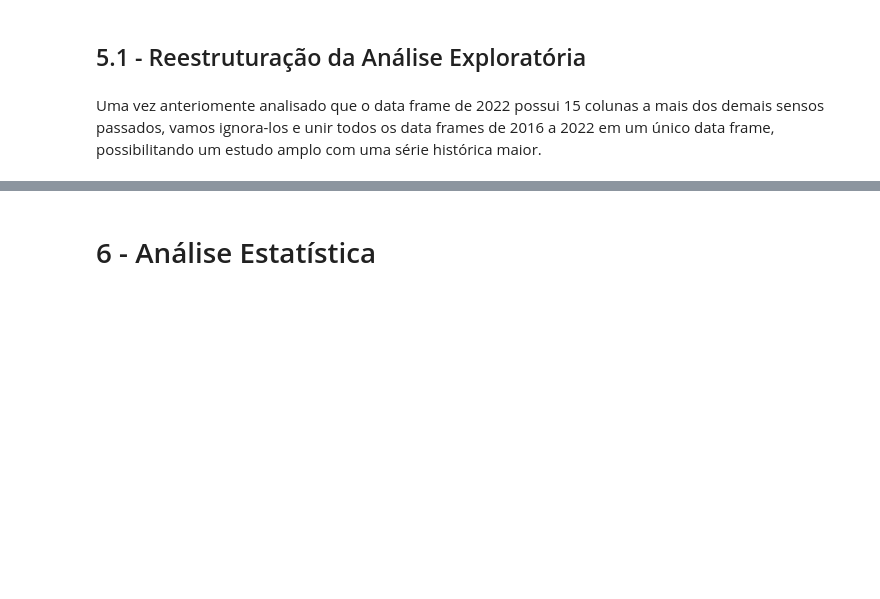
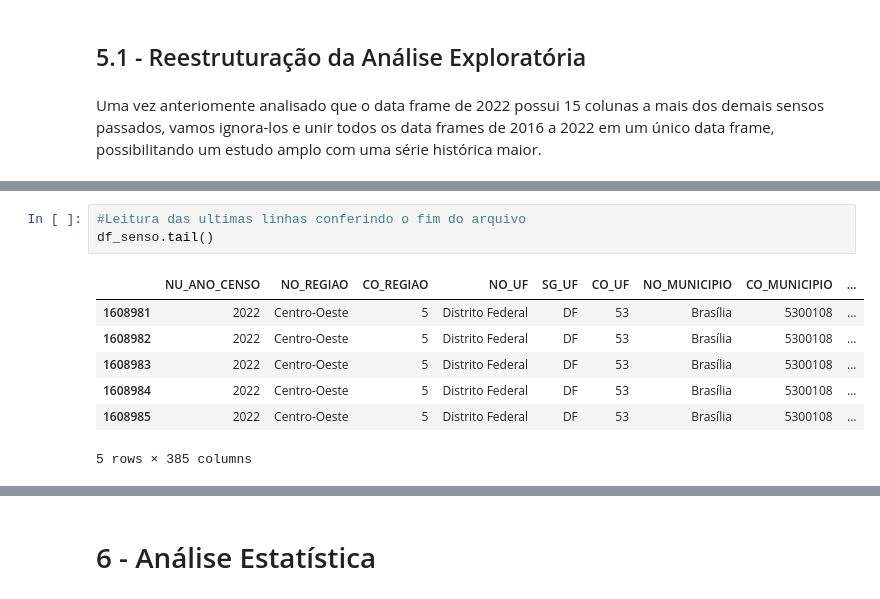
Before and after one commit to AndersonLopesbh/I.S, a Jupyter notebook: Analises IS/Script_python/Analises_IS.ipynb, the cells around one changed output, grey strips where cells are left out. Drawn from its saved outputs; the diff is of its cells as text; blank space fills up the shorter version.

```diff
--- a/Analises IS/Script_python/Analises_IS.ipynb
+++ b/Analises IS/Script_python/Analises_IS.ipynb
@@ -176,0 +192,11 @@ NameError: ignored
+# %%
+#Leitura das ultimas linhas conferindo o fim do arquivo
+df_senso.tail()
+# %% [output]
+|  | NU_ANO_CENSO | NO_REGIAO | CO_REGIAO | NO_UF | SG_UF | CO_UF | NO_MUNICIPIO | CO_MUNICIPIO | ... |
+| 1608981 | 2022 | Centro-Oeste | 5 | Distrito Federal | DF | 53 | Brasília | 5300108 | ... |
+| 1608982 | 2022 | Centro-Oeste | 5 | Distrito Federal | DF | 53 | Brasília | 5300108 | ... |
+| 1608983 | 2022 | Centro-Oeste | 5 | Distrito Federal | DF | 53 | Brasília | 5300108 | ... |
+| 1608984 | 2022 | Centro-Oeste | 5 | Distrito Federal | DF | 53 | Brasília | 5300108 | ... |
+| 1608985 | 2022 | Centro-Oeste | 5 | Distrito Federal | DF | 53 | Brasília | 5300108 | ... |
+5 rows × 385 columns
```
Also changed, not shown: parts of 15 cells of this notebook.
